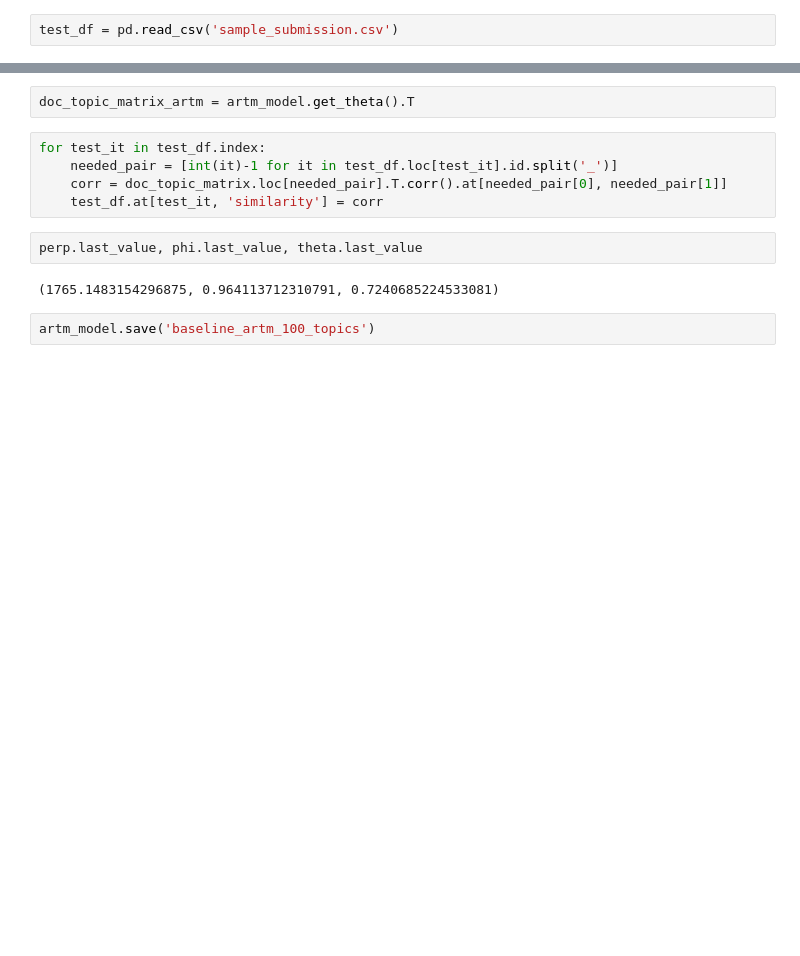
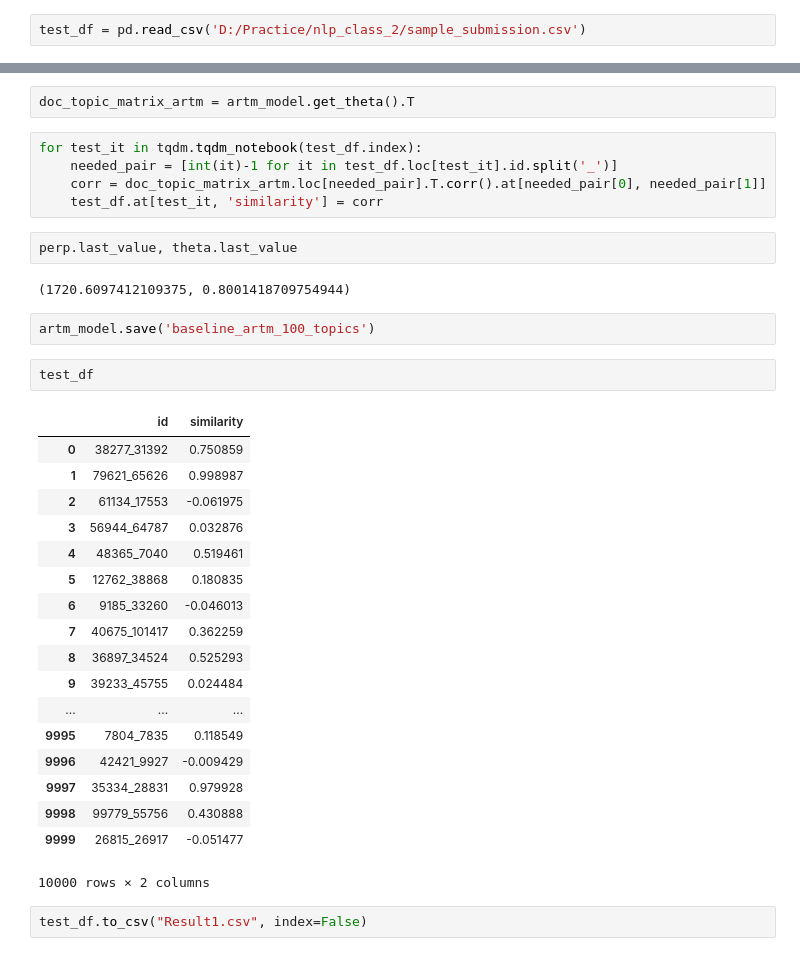
Before and after one commit to nokhr/nlp-lab2-documents-topics, a Jupyter notebook: model.ipynb, the cells around one changed output, grey strips where cells are left out. Saved outputs shown, nothing was run; the diff lists cells and outputs as text; blank space fills up the shorter version.

Commit message:
get results

```diff
--- a/model.ipynb
+++ b/model.ipynb
@@ -44,5 +42,5 @@ True
 # %%
-test_df = pd.read_csv('sample_submission.csv')
+test_df = pd.read_csv('D:/Practice/nlp_class_2/sample_submission.csv')
 # %% [markdown]
 Воспользуемся тем, что текст мы предварительно подготовили и очистили от html-тэгов, знаков препинания и json
 Загрузим сохраненные данные из файла, причем переведем текст к строчным буквам.
@@ -129,13 +120,36 @@ kernel = artm_model.score_tracker['TopicKernelScore']
 # %%
 doc_topic_matrix_artm = artm_model.get_theta().T
 # %%
-for test_it in test_df.index:
+for test_it in tqdm.tqdm_notebook(test_df.index):
     needed_pair = [int(it)-1 for it in test_df.loc[test_it].id.split('_')]
-    corr = doc_topic_matrix.loc[needed_pair].T.corr().at[needed_pair[0], needed_pair[1]]
+    corr = doc_topic_matrix_artm.loc[needed_pair].T.corr().at[needed_pair[0], needed_pair[1]]
     test_df.at[test_it, 'similarity'] = corr
 # %%
-perp.last_value, phi.last_value, theta.last_value
+perp.last_value, theta.last_value
 # %% [output]
-(1765.1483154296875, 0.964113712310791, 0.7240685224533081)
+(1720.6097412109375, 0.8001418709754944)
 # %%
 artm_model.save('baseline_artm_100_topics')
+# %%
+test_df
+# %% [output]
+|  | id | similarity |
+| 0 | 38277_31392 | 0.750859 |
+| 1 | 79621_65626 | 0.998987 |
+| 2 | 61134_17553 | -0.061975 |
+| 3 | 56944_64787 | 0.032876 |
+| 4 | 48365_7040 | 0.519461 |
+| 5 | 12762_38868 | 0.180835 |
+| 6 | 9185_33260 | -0.046013 |
+| 7 | 40675_101417 | 0.362259 |
+| 8 | 36897_34524 | 0.525293 |
+| 9 | 39233_45755 | 0.024484 |
+| ... | ... | ... |
+| 9995 | 7804_7835 | 0.118549 |
+| 9996 | 42421_9927 | -0.009429 |
+| 9997 | 35334_28831 | 0.979928 |
+| 9998 | 99779_55756 | 0.430888 |
+| 9999 | 26815_26917 | -0.051477 |
+10000 rows × 2 columns
+# %%
+test_df.to_csv("Result1.csv", index=False)
```
Also changed, not shown: parts of 8 cells of this notebook.
